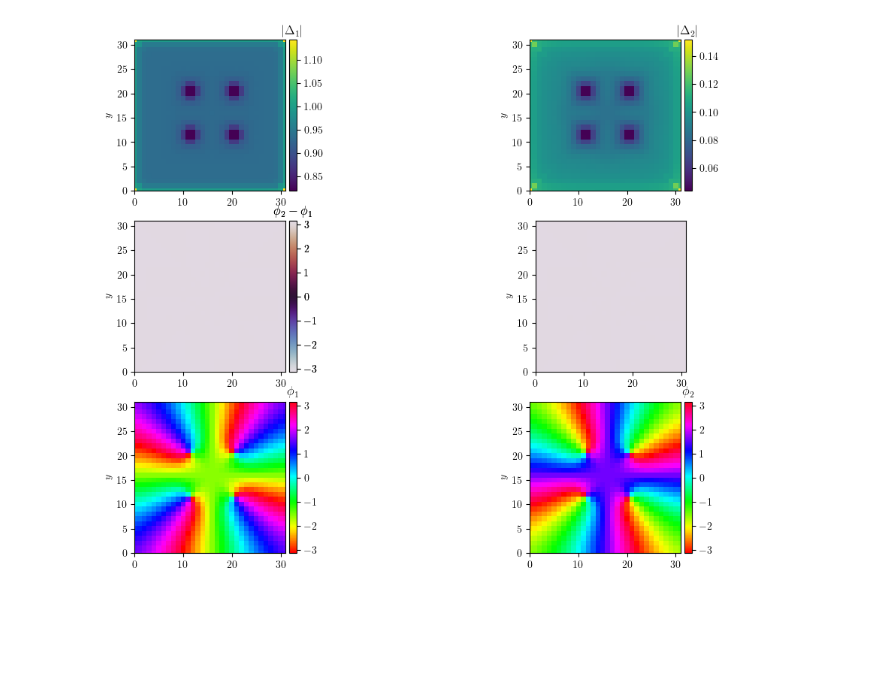
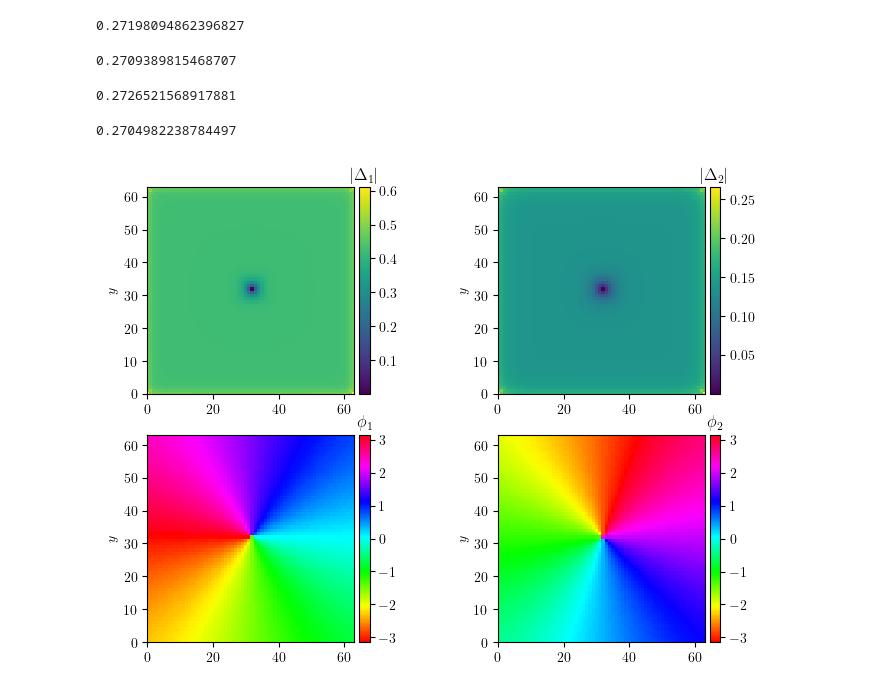
Before and after one commit to igortimoshuk/2-component-micro, a Jupyter notebook: plotNoteboox.ipynb, the cells around one changed output. Drawn from its saved outputs; the diff is of its cells as text; code cells hidden in the pictures; blank space fills up the shorter version.

```diff
--- a/plotNoteboox.ipynb
+++ b/plotNoteboox.ipynb
@@ -1,10 +1,11 @@
 # %%
 import os
+import scipy as sp
 from postProcessing.importData import *
 
 
 #Insert name here
-NAME = "test_4_c.h5"
+NAME = "64cl_sv_11.h5" #11-vortex case 6422JO-1.70c12-1.h5 ; 7-vortex case #4822W-1, 11-vortex case 6422JO-1.70c19-1.h5 ; 4822J1, 4822J, 4822JL-1, 4822JL-10, 64MJO-1.70c19.h5
 #################
 NAME = NAME.split("/")
 if 'simulations' in NAME:
@@ -20,7 +21,6 @@ if isinstance(NAME, list):
     NAME = ".".join(NAME)
 
 
-
 PATH = "./simulations/" + NAME
 if(os.path.isdir(NAME)):
     print("Enter a valid file name")
@@ -49,6 +73,22 @@ detV ==> 5.757499933168289
+# %%
+(-68457.21796107703 - (-68458.57786582015)) / 5
+# %% [output]
+0.27198094862396827
+# %%
+(-68456.68129294932 - (-68458.57786582015)) / 7
+# %% [output]
+0.2709389815468707
+# %%
+(-68455.57869209434 - (-68458.57786582015)) / 11
+# %% [output]
+0.2726521568917881
+# %%
+(-68453.70889779033 - (-68458.57786582015)) / 18
+# %% [output]
+0.2704982238784497
 # %%
 file_name = NAME
 # %%
-data.plotDelta(save=file_name+'delta')
+data.plotDelta22(save=file_name+'delta')
 # %% [output]
-[figure, old version]
+[figure, new version]
```
Also changed, not shown: parts of 28 cells of this notebook, 6 other files.
